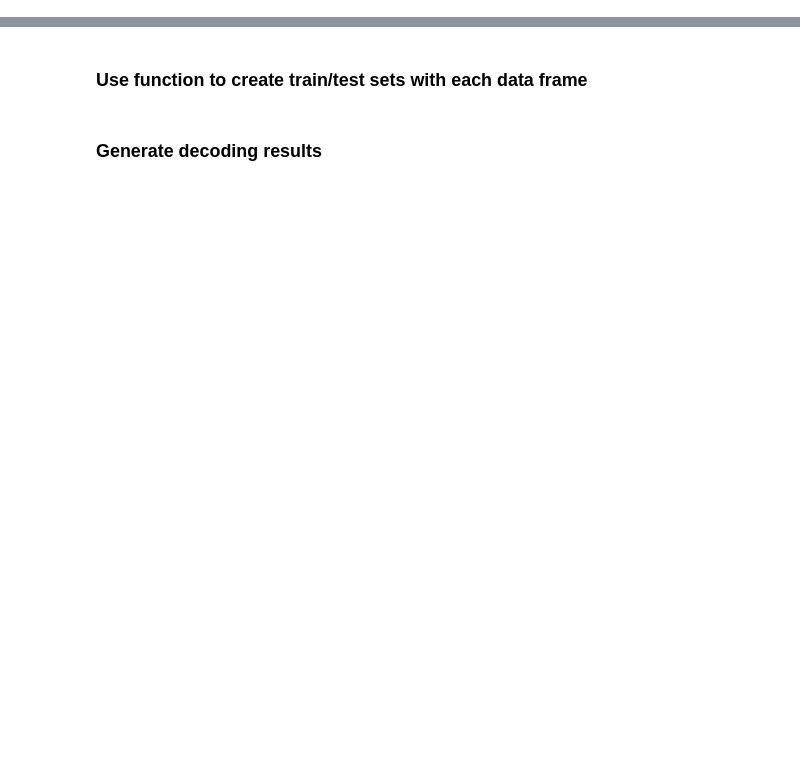
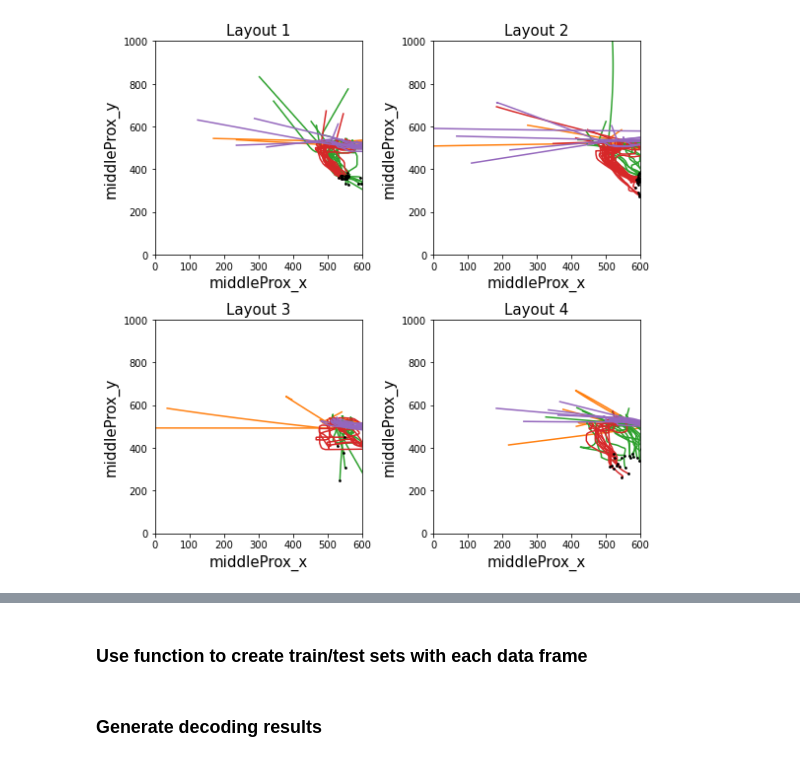
Before and after one commit to ntolley/SEE_decoding, a Jupyter notebook: notebooks/movement_decoding_rnn.ipynb, the cells around one changed output, grey strips where cells are left out. Saved outputs shown, nothing was run; the diff lists cells and outputs as text; code cells hidden in the pictures; blank space fills up the shorter version.

```diff
--- a/notebooks/movement_decoding_rnn.ipynb
+++ b/notebooks/movement_decoding_rnn.ipynb
@@ -76,0 +81,42 @@ wrist_df = kinematic_df[np.logical_or(carpal_mask, radius_mask)]
+# %%
+marker_name = 'middleProx'
+
+plt.figure(figsize=(8,8))
+fontsize=15
+
+avg_pos_dict = dict() # Store average marker position based on layout/position at trajectory end
+for position_idx in range(1,5):
+    for layout_idx in range(1,5):
+        plt.subplot(2,2,layout_idx)
+        mask = np.logical_and(kinematic_df['position'] == position_idx, kinematic_df['layout'] == layout_idx)
+        filtered_df = kinematic_df[mask]
+
+        x_data =  filtered_df[filtered_df['name'] == f'{marker_name}_x']['posData'].values
+        y_data =  filtered_df[filtered_df['name'] == f'{marker_name}_y']['posData'].values
+
+        handpos_x = list()
+        handpos_y = list()
+        for plot_data in zip(x_data, y_data):
+            plt.scatter(plot_data[0][-1], plot_data[1][-1], color='k', zorder=10, s=3)
+            plt.plot(plot_data[0], plot_data[1], color=f'C{position_idx}')
+
+            handpos_x.append(plot_data[0][-1])
+            handpos_y.append(plot_data[0][-1])
+
+        avg_pos_dict[(position_idx, layout_idx)] = dict()
+        avg_pos_dict[(position_idx, layout_idx)]['x'] = np.mean(handpos_x)
+        avg_pos_dict[(position_idx, layout_idx)]['y'] = np.mean(handpos_y)
+
+
+        filtered_df[mask]['layout']
+
+        plt.xlim(0, 600)
+        plt.ylim(0, 1000)
+
+        plt.xlabel(f'{marker_name}_x', fontsize=fontsize)
+        plt.ylabel(f'{marker_name}_y', fontsize=fontsize)
+        plt.title(f'Layout {layout_idx}', fontsize=fontsize)
+
+plt.tight_layout()
+# %% [output]
+[figure, added]
```
Also changed, not shown: parts of 20 cells of this notebook, 4 other files.
